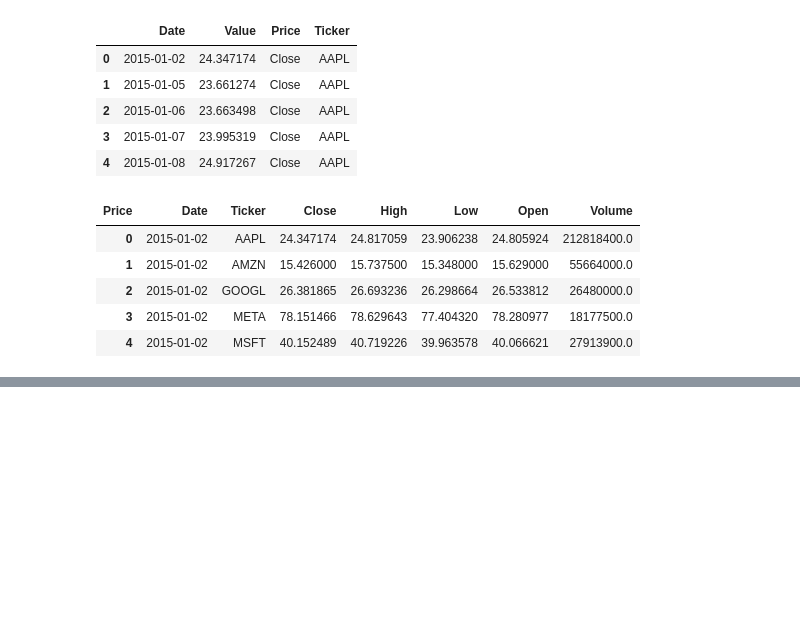
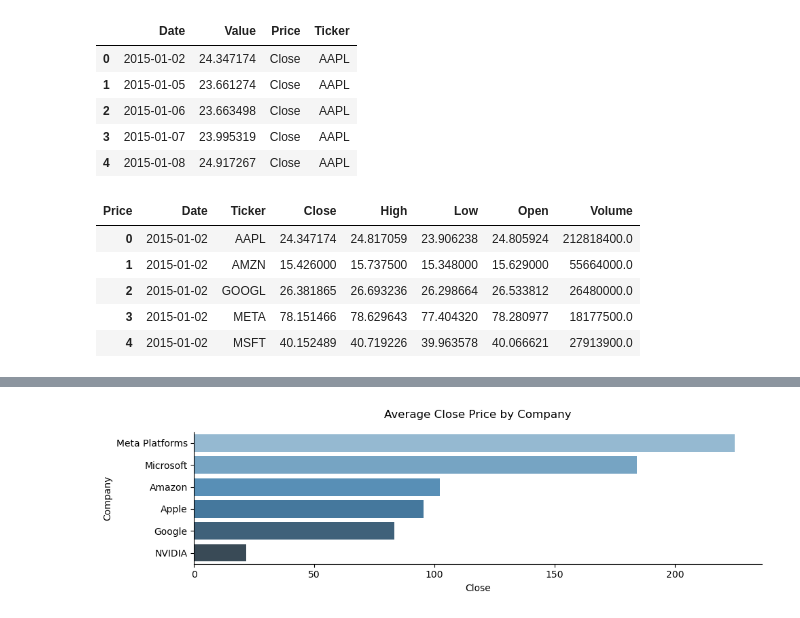
Before and after one commit to modyreturn/Stock-Market-Analysis, a Jupyter notebook: Stock_Analysis.ipynb, the cells around one changed output, grey strips where cells are left out. Saved outputs shown, nothing was run; the diff lists cells and outputs as text; code cells hidden in the pictures; blank space fills up the shorter version.

```diff
--- a/Stock_Analysis.ipynb
+++ b/Stock_Analysis.ipynb
@@ -133,4 +113,6 @@ plt.show()
 # %%
-Ticker_prices = df_reshaped.groupby('Ticker')['Close'].mean().reset_index()
+Ticker_prices = df.groupby('Company')[['Close', 'Volume']].mean().reset_index()
 
 ticker_prices = Ticker_prices.sort_values(by='Close', ascending=False)
+
+ticker_prices
@@ -168,0 +149,15 @@ sns.barplot(data=top_5, x='Date', y='Close', hue='Ticker')
+# %%
+plt.figure(figsize=(10, 3))
+
+sns.barplot(data=ticker_prices,
+            x='Close',
+            y='Company',
+            palette='Blues_d',
+           )
+plt.title('Average Close Price by Company', pad=15)
+
+sns.despine()
+plt.tight_layout()
+plt.show()
+# %% [output]
+[figure, added]
```
Also changed, not shown: parts of 13 cells of this notebook, 1 other file.
